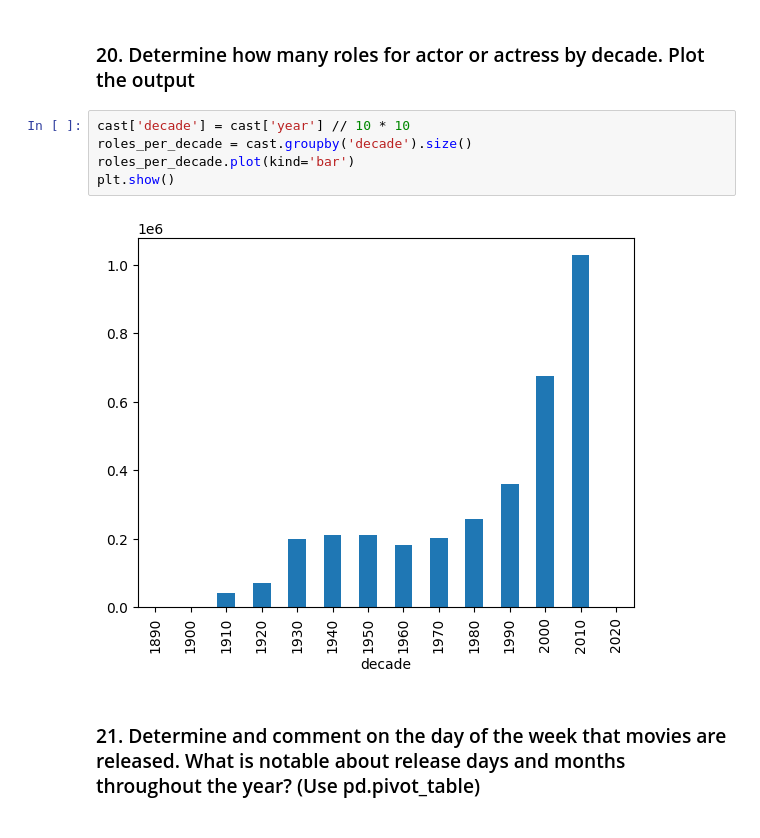
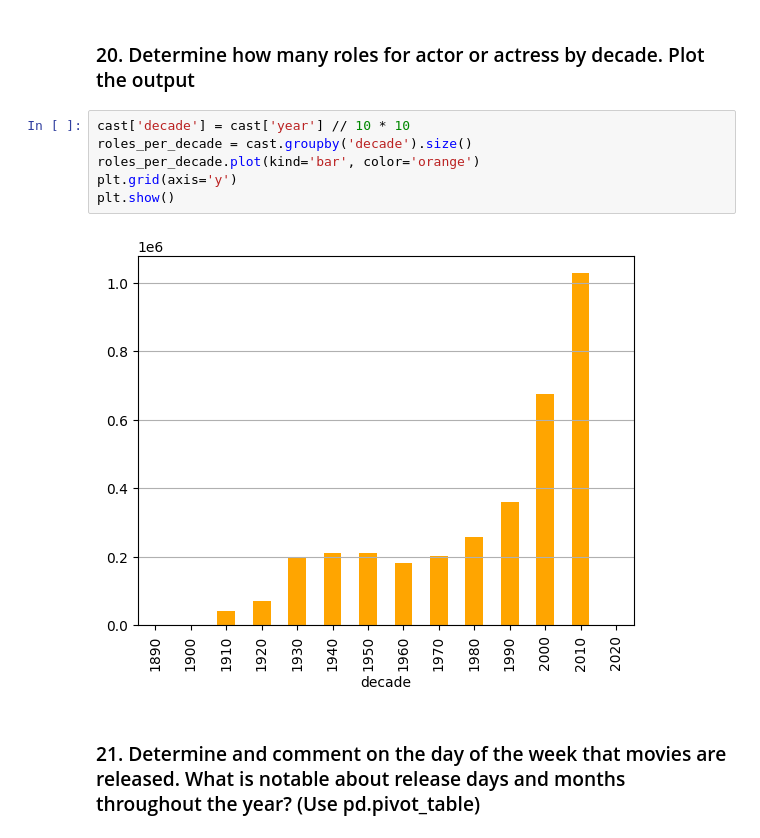
Before and after one commit to juberroc/OIM_7502_classwork, a Jupyter notebook: Assignment2.ipynb, the cells around one changed output. Drawn from its saved outputs; the diff is of its cells as text.

```diff
--- a/Assignment2.ipynb
+++ b/Assignment2.ipynb
@@ -366,10 +364,11 @@ dtype: int64
 # %%
 cast['decade'] = cast['year'] // 10 * 10
 roles_per_decade = cast.groupby('decade').size()
-roles_per_decade.plot(kind='bar')
+roles_per_decade.plot(kind='bar', color='orange')
+plt.grid(axis='y')
 plt.show()
 # %% [output]
-[figure, old version]
+[figure, new version]
 # %% [markdown]
 ### 21. Determine and comment on the day of the week that movies are released. What is notable about release days and months throughout the year? (Use pd.pivot_table)
 # %%
```
Also changed, not shown: parts of 4 cells of this notebook.
